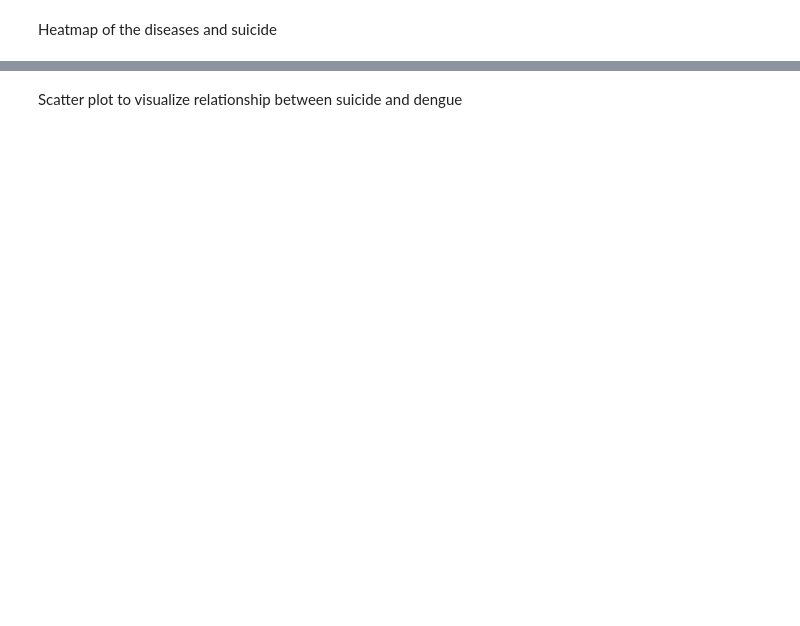
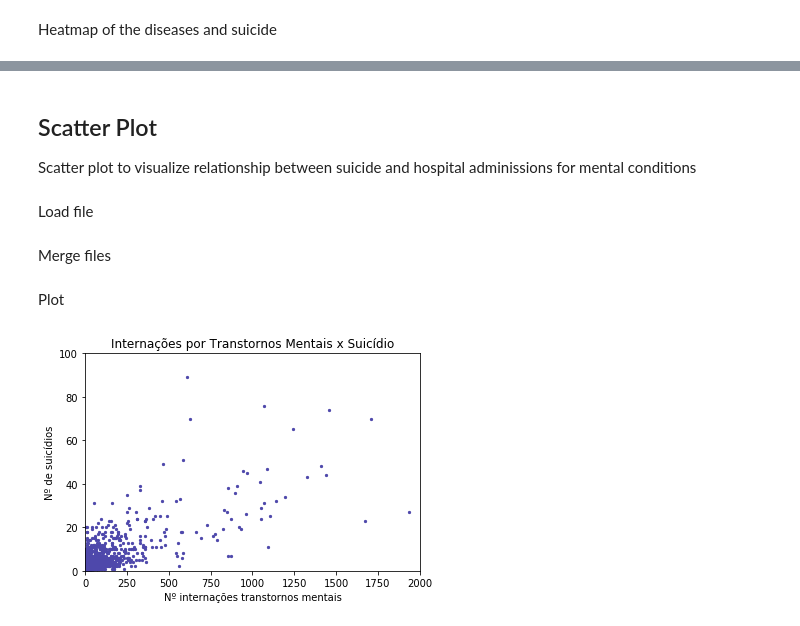
Before and after one commit to pypas/suicities-datasus, a Jupyter notebook: Spearman/spearman.ipynb, the cells around one changed output, grey strips where cells are left out. Cells and saved outputs as stored; diff of their text form; code cells hidden in the pictures; blank space fills up the shorter version.

```diff
--- a/Spearman/spearman.ipynb
+++ b/Spearman/spearman.ipynb
@@ -103,18 +113,28 @@ sns.heatmap(result.corr(), annot=True, vmin=-1, vmax=1, center=0)
 # %% [markdown]
-Scatter plot to visualize relationship between suicide and dengue
+## Scatter Plot
+Scatter plot to visualize relationship between suicide and hospital adminissions for mental conditions
+# %% [markdown]
+Load file
+# %%
+disease_df = pd.read_csv('CSV/Quantity/MENTALBR2017.csv', sep=',')
+suicide_df = pd.read_csv('../Suicide/CSV/suicides_codmunres.csv')
+# %% [markdown]
+Merge files
+# %%
+result = pd.merge(disease_df, suicide_df, left_on="MUNCOD", right_on="CODMUNRES", how="inner")
+result = result[["QUANTIDADE", "SUICIDES"]]
+# %% [markdown]
+Plot
 # %%
-file = pd.read_csv('DENGUEBR2017.csv', sep=',')
-file = file[["QUANTIDADE", "MUNCOD"]]
-result = pd.merge(file, suicide, left_on="MUNCOD", right_on="CODMUNRES", how="inner")
-result = result[["QUANTIDADE", "SUICIDES"]]
 plt.scatter(result["QUANTIDADE"], result["SUICIDES"], s=5, color='#4e48ab')
-plt.xlabel("Nº casos confirmados dengue")
+plt.xlabel("Nº internações transtornos mentais")
 plt.ylabel("Nº de suicídios")
-plt.title("Dengue x Suicídio")
+plt.title("Internações por Transtornos Mentais x Suicídio")
 axes = plt.gca()
 axes.set_xlim([0,2000])
 axes.set_ylim([0,100])
 plt.style.use('dark_background')
 plt.rcParams['axes.facecolor'] = '#f8fafb'
 plt.rcParams['savefig.facecolor'] = '#33364f'
-plt.savefig("dengue.png")
+# %% [output]
+[figure, added]
```
Also changed, not shown: parts of 5 cells of this notebook, 22 other files.
